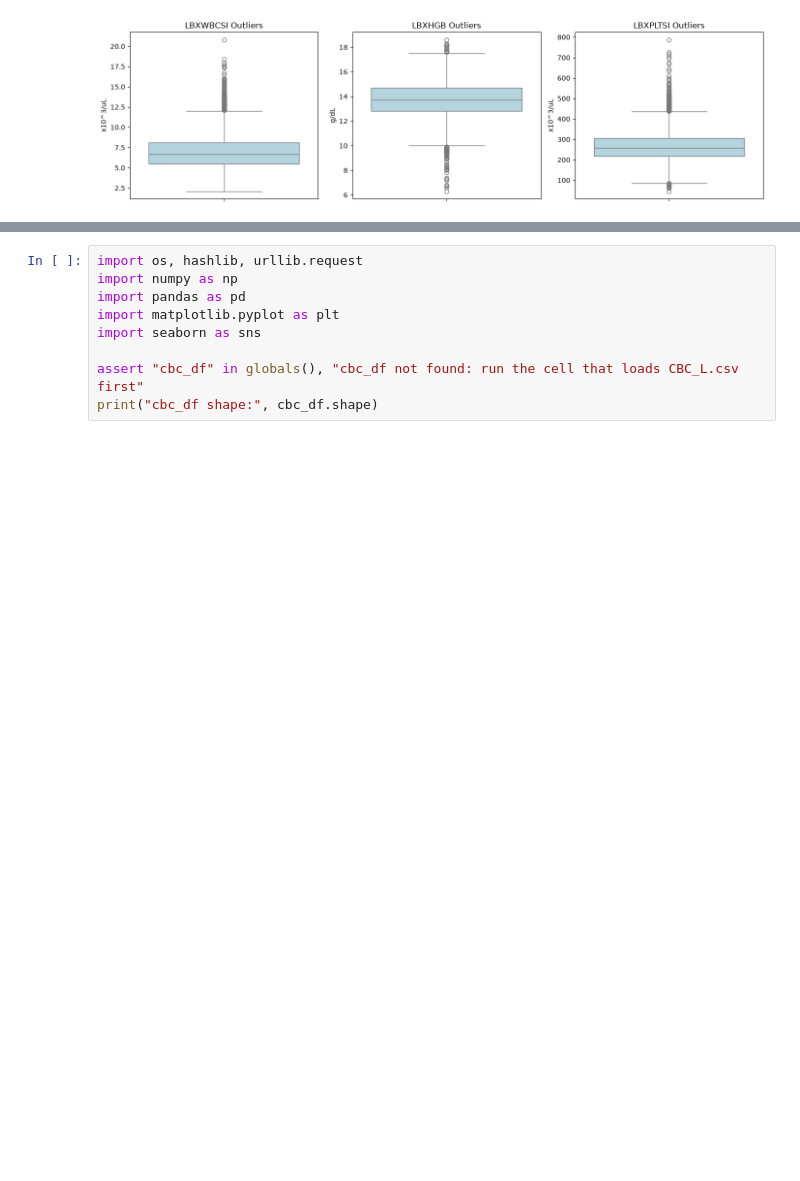
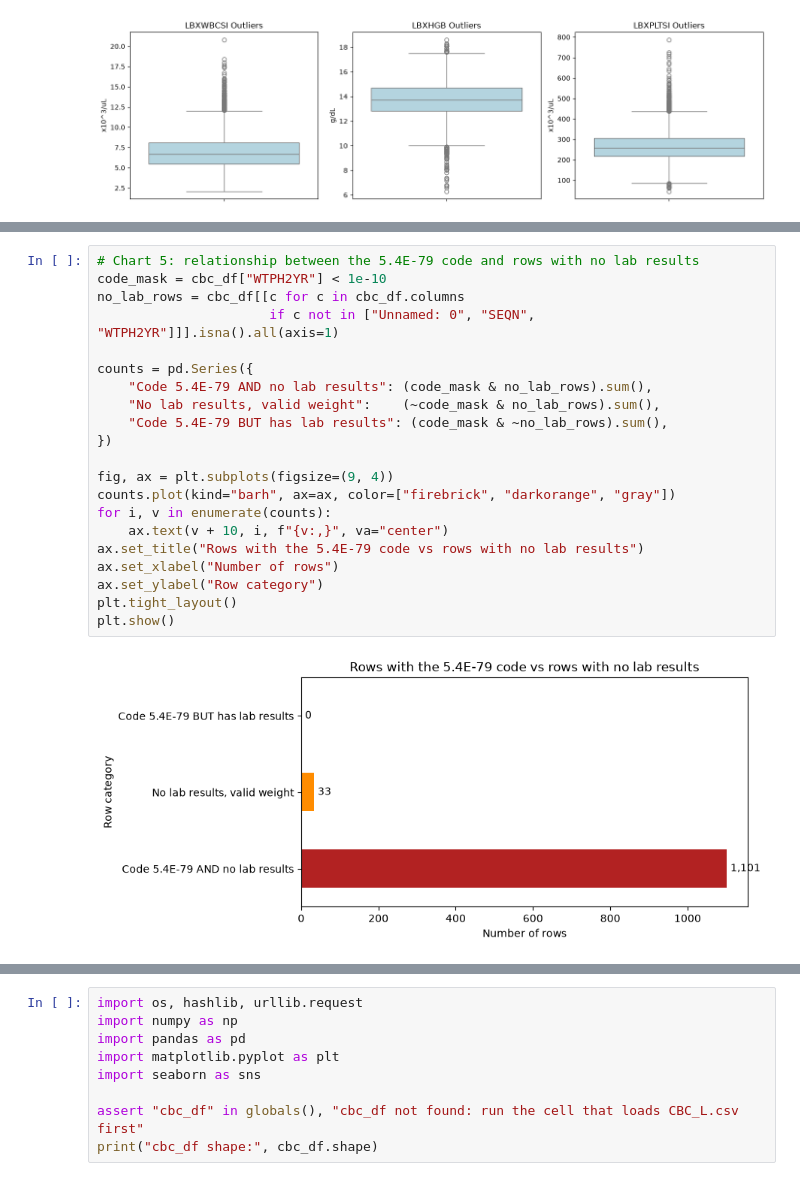
Before and after one commit to a212396-sudo/hospital-cempaka-lab, a Jupyter notebook: notebook/hospital_cempaka_pipeline.ipynb, the cells around one changed output, grey strips where cells are left out. Drawn from its saved outputs; the diff is of its cells as text; blank space fills up the shorter version.

```diff
--- a/notebook/hospital_cempaka_pipeline.ipynb
+++ b/notebook/hospital_cempaka_pipeline.ipynb
@@ -189,0 +192,23 @@ plt.show()
+# %%
+# Chart 5: relationship between the 5.4E-79 code and rows with no lab results
+code_mask = cbc_df["WTPH2YR"] < 1e-10
+no_lab_rows = cbc_df[[c for c in cbc_df.columns
+                      if c not in ["Unnamed: 0", "SEQN", "WTPH2YR"]]].isna().all(axis=1)
+
+counts = pd.Series({
+    "Code 5.4E-79 AND no lab results": (code_mask & no_lab_rows).sum(),
+    "No lab results, valid weight":    (~code_mask & no_lab_rows).sum(),
+    "Code 5.4E-79 BUT has lab results": (code_mask & ~no_lab_rows).sum(),
+})
+
+fig, ax = plt.subplots(figsize=(9, 4))
+counts.plot(kind="barh", ax=ax, color=["firebrick", "darkorange", "gray"])
+for i, v in enumerate(counts):
+    ax.text(v + 10, i, f"{v:,}", va="center")
+ax.set_title("Rows with the 5.4E-79 code vs rows with no lab results")
+ax.set_xlabel("Number of rows")
+ax.set_ylabel("Row category")
+plt.tight_layout()
+plt.show()
+# %% [output]
+[figure, added]
```
Also changed, not shown: parts of 11 cells of this notebook.
